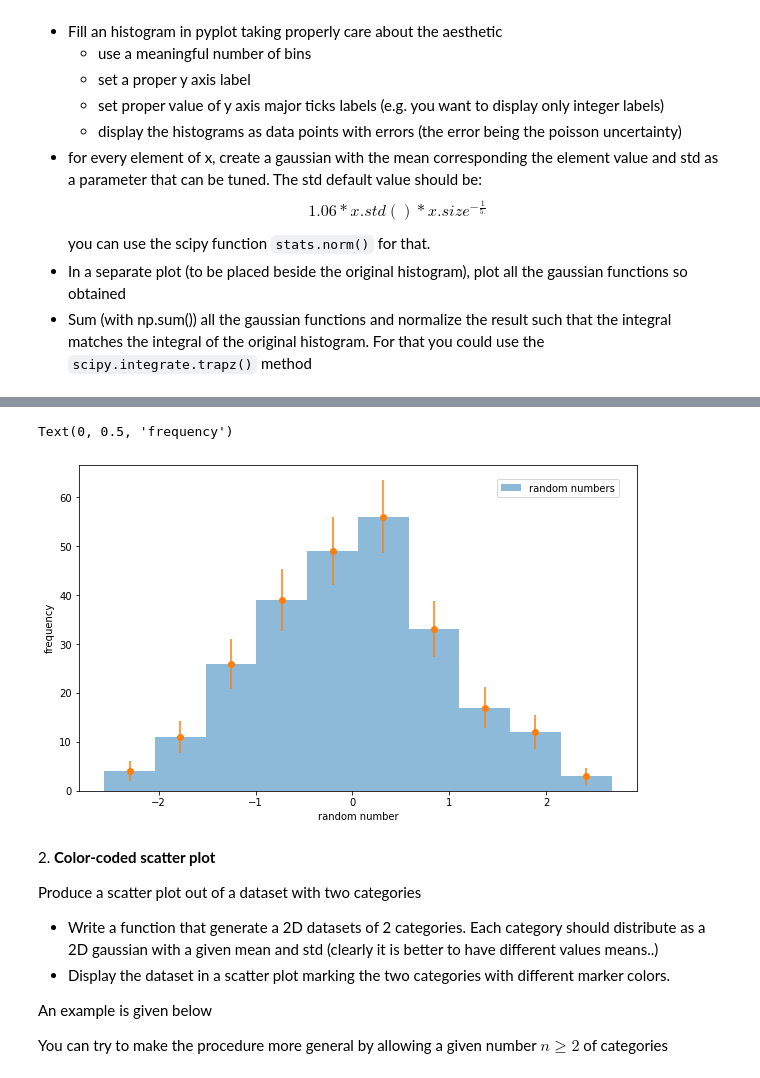
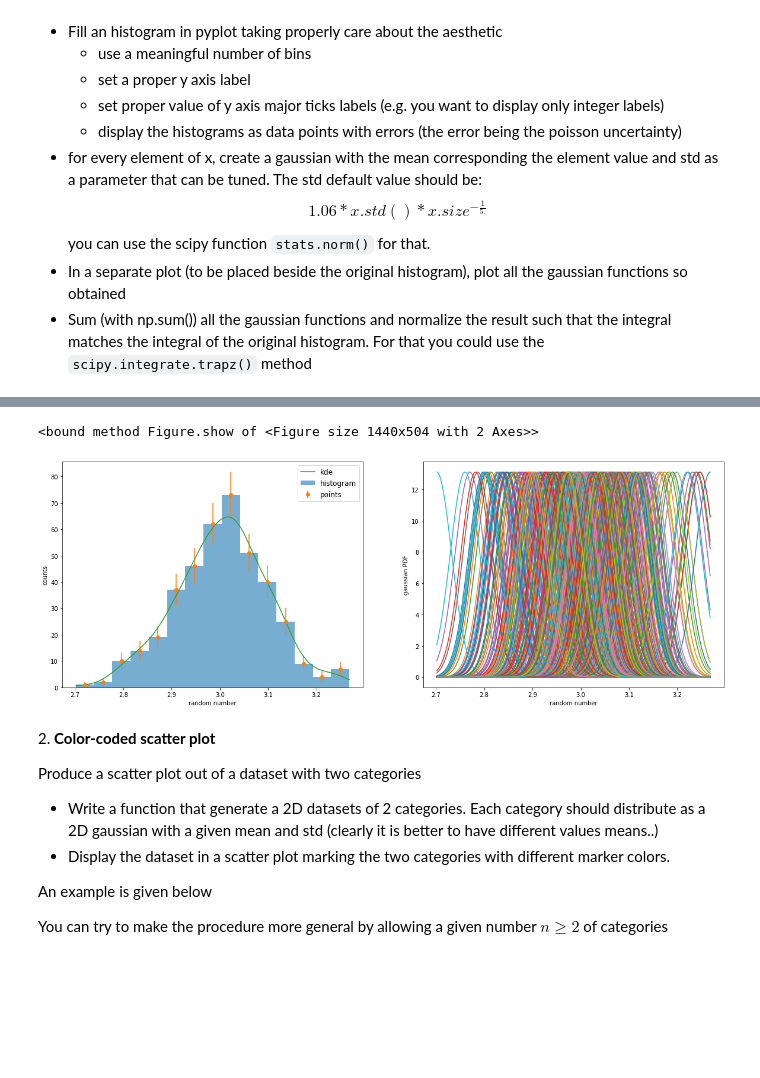
Before and after one commit to LauraRavagnani/LaboratoryOfComputationalPhysics_Y6, a Jupyter notebook: 07ex_Visualization.ipynb, the cells around one changed output, grey strips where cells are left out. Drawn from its saved outputs; the diff is of its cells as text; code cells hidden in the pictures; blank space fills up the shorter version.

Commit message:
ex visualization

```diff
--- a/07ex_Visualization.ipynb
+++ b/07ex_Visualization.ipynb
@@ -36,21 +27,48 @@ plt.hist(bins[:-1], bins, weights=counts, alpha = 0.5)
-# %%
-N = 250
-x = npr.normal(loc = 0, scale = 1, size = N)
-n_bins = int((x.max() - x.min()) * 2)
-
-fig, ax = plt.subplots(figsize=(10, 6))
-n, bins, patches = ax.hist(x, n_bins, label = 'random numbers', alpha = 0.5)
-cent = (bins[2] - bins[1])/2
-bins = bins + cent
-err = abs(n) ** 0.5
-
-ax.errorbar(bins[:-1], n, err, fmt = 'o')
-ax.legend(loc = (0.75, 0.9))
-ax.set_xlabel('random number')
-ax.set_ylabel('frequency')
-# %% [output]
-Text(0, 0.5, 'frequency')
-[figure, removed]
+# %%
+npr.seed(10)
+
+N = 400
+mean = 3
+std = 0.1
+
+# fill numpy array
+x = npr.normal(mean, std, N)
+
+# consider counts as data points with errors
+counts, bin_edges = np.histogram(x, bins = 15)
+err = np.sqrt(counts)
+bin_hw = (bin_edges[1] - bin_edges[0]) / 2      # half width of bins
+x_points = bin_edges + bin_hw
+
+# fill histogram
+fig, ax = plt.subplots(nrows = 1, ncols = 2, figsize = (20, 7))
+ax[0].hist(x, bins=15, alpha = 0.6, label='histogram')
+ax[0].set_xlabel('random number')
+ax[0].set_ylabel('counts')
+
+# plot hist as data points with errors
+ax[0].errorbar(x_points[:-1], counts, err, label = 'points', fmt = 'o')
+
+# create gaussian for every point of x
+std_gaus = 1.06 * x.std() * x.size**(-1/5.)
+x_range = np.linspace(np.min(x), np.max(x), N)
+gaus = np.array([stats.norm.pdf(x = x_range, loc = x_i, scale = std_gaus) for x_i in x]).T
+
+ax[1].plot(x_range, gaus)
+ax[1].set_xlabel('random number')
+ax[1].set_ylabel('gaussian PDF')
+
+# kde
+sum_gaus = np.sum(gaus, axis = 1)
+integr = integrate.trapz(sum_gaus, x_range)
+kde = sum_gaus * N * (bin_hw * 2) / integr
+
+ax[0].plot(x_range, kde, label = 'kde')
+ax[0].legend(fontsize = 12)
+fig.show
+# %% [output]
+<bound method Figure.show of <Figure size 1440x504 with 2 Axes>>
+[figure, added]
 # %% [markdown]
 2\. **Color-coded scatter plot**
 
```
Also changed, not shown: parts of 6 cells of this notebook.
